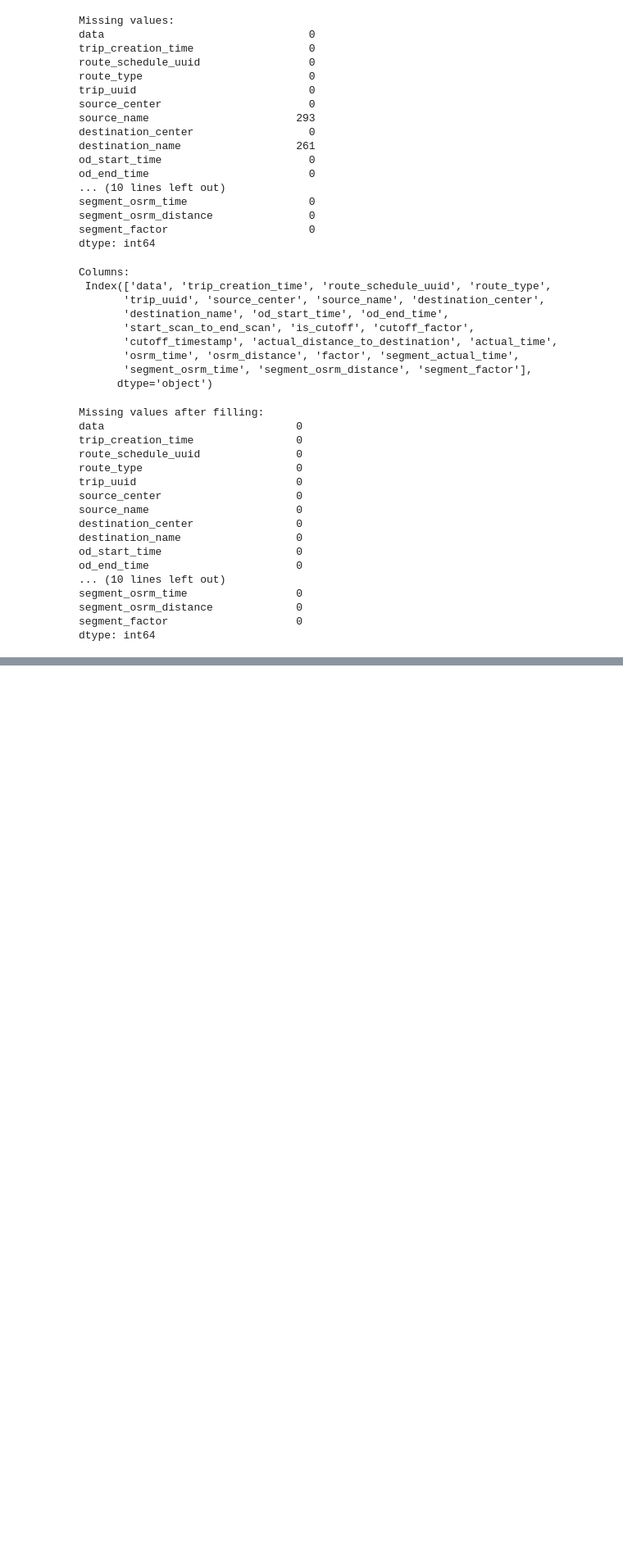
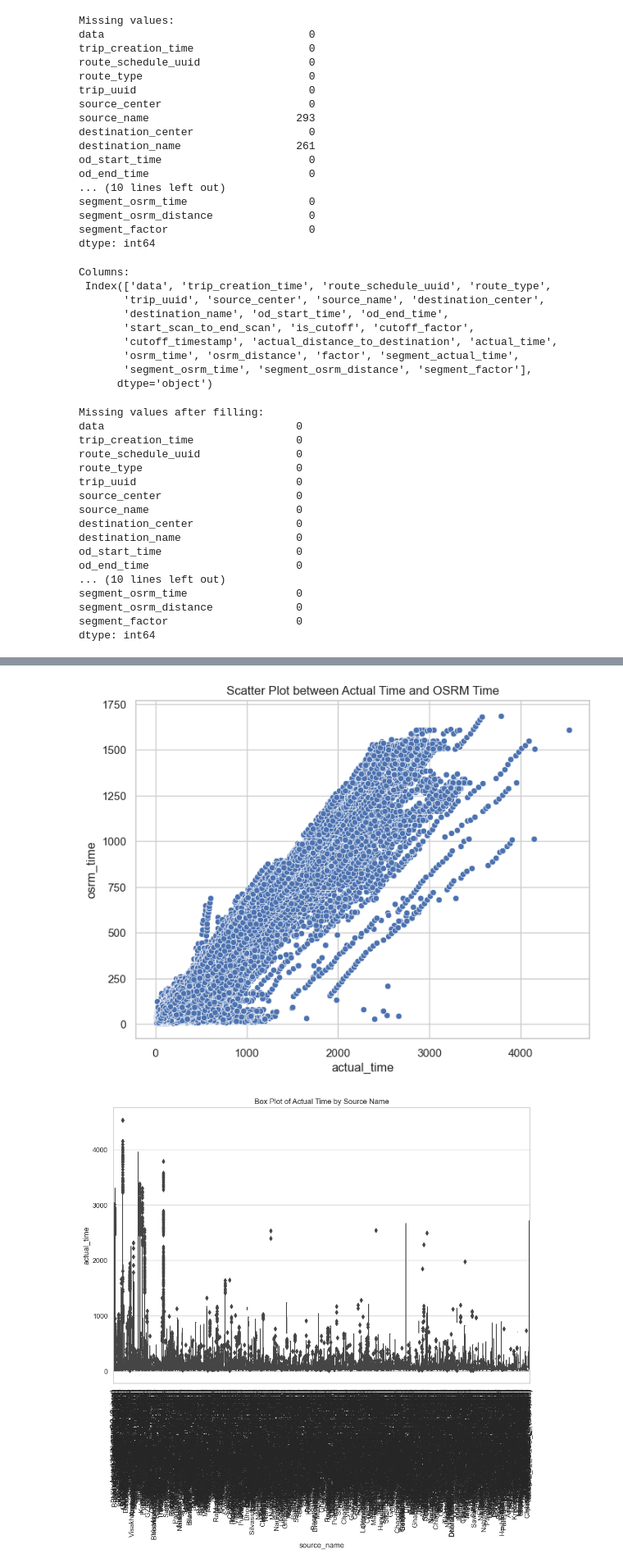
Before and after one commit to sushmaaa745/Amazon-Delivery-Data-, a Jupyter notebook: delivery.ipynb, the cells around one changed output, grey strips where cells are left out. Shown at 82% size. Saved outputs shown, nothing was run; the diff lists cells and outputs as text; code cells hidden in the pictures; blank space fills up the shorter version.

```diff
--- a/delivery.ipynb
+++ b/delivery.ipynb
@@ -134,0 +172,22 @@ dtype: int64
+# %%
+# Scatterplots for numerical variables
+plt.figure(figsize=(8, 6))
+sns.scatterplot(x='actual_time', y='osrm_time', data=data)
+plt.title('Scatter Plot between Actual Time and OSRM Time')
+plt.show()
+
+#categorical vs numerical variables
+plt.figure(figsize=(12, 8))
+sns.boxplot(x='source_name', y='actual_time', data=data)
+plt.title('Box Plot of Actual Time by Source Name')
+plt.xticks(rotation=90)
+plt.show()
+
+plt.figure(figsize=(12, 8))
+sns.boxplot(x='destination_name', y='actual_time', data=data)
+plt.title('Box Plot of Actual Time by Destination Name')
+plt.xticks(rotation=90)
+plt.show()
+# %% [output]
+[figure, added]
+[figure, added]
```
Also changed, not shown: parts of 6 cells of this notebook.
